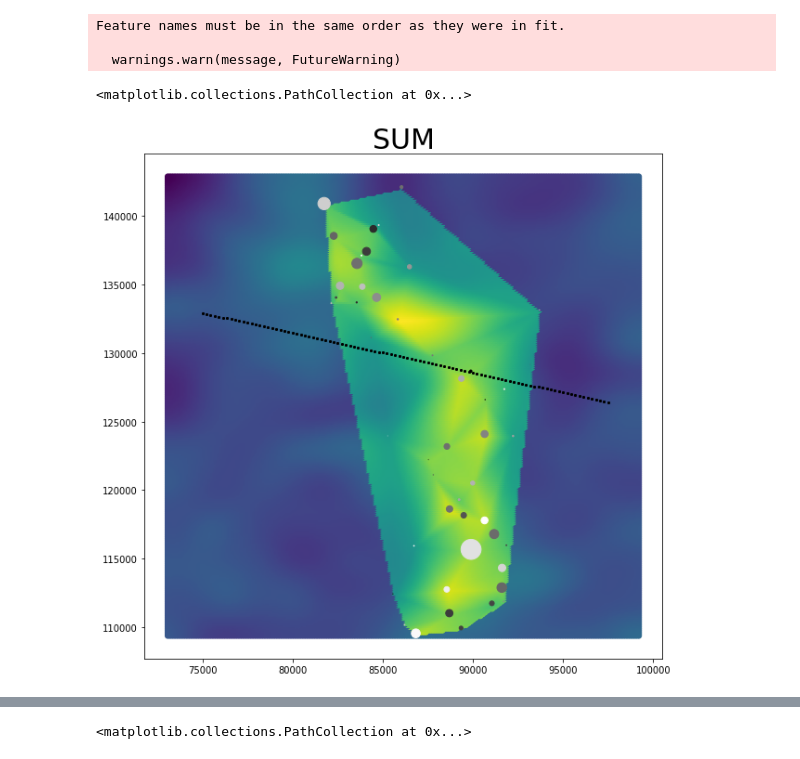
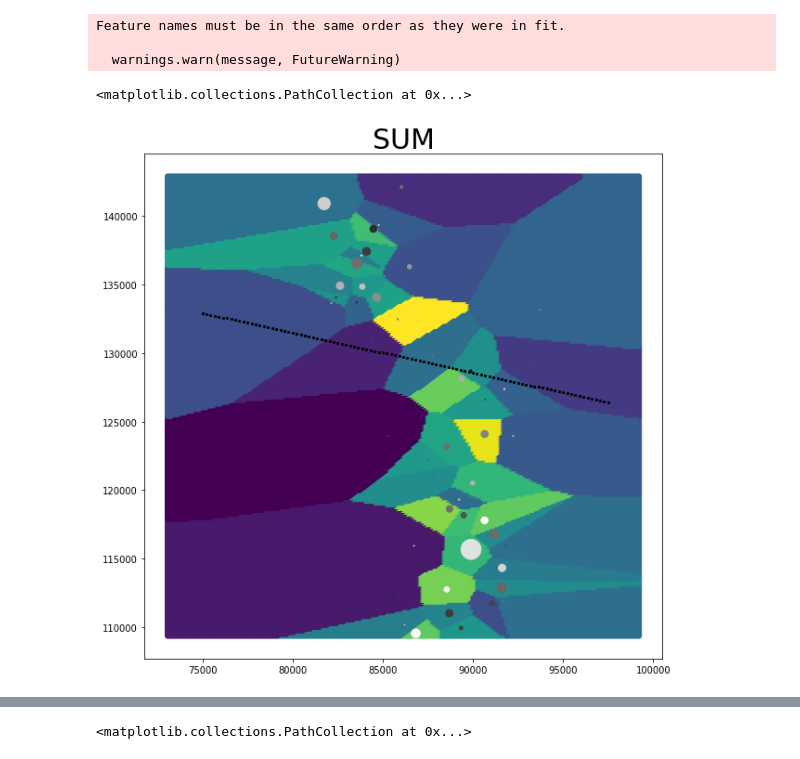
Before and after one commit to PGEHackathon/Carpe-Datum-2022, a Jupyter notebook: EDA_notebooks/santosh_EDA-2.ipynb, the cells around one changed output, grey strips where cells are left out. Drawn from its saved outputs; the diff is of its cells as text; code cells hidden in the pictures.

Commit message:
Further testing and model validation

```diff
--- a/EDA_notebooks/santosh_EDA-2.ipynb
+++ b/EDA_notebooks/santosh_EDA-2.ipynb
@@ -206,11 +206,20 @@ GridSearchCV(cv=KFold(n_splits=7, random_state=17, shuffle=True),
                           'bag__max_features': [0.75, 1.0],
                           'bag__max_samples': [0.75, 1.0],
                           'poly__degree': [1, 2], 'scaler': [RobustScaler()]}])
+# %%
+def custom_interpolate(frame, grid):
+
+    model = KNeighborsRegressor(n_neighbors=1, weights = 'distance')
+    model.fit(data[['X','Y']], data[['PORO(v/v)']])
+    results = model.predict(ai[['X','Y']])
+
+    return results
 # %%
 import scipy.interpolate as interpolate
 ai = pd.read_csv('/work/Carpe-Datum-2022/AI.csv')
 ai = ai.rename({'X(ft)':'X','Y(ft)':'Y'}, axis=1)
-ai['PORO(v/v)'] = interpolate.griddata(data[['X','Y']], data['PORO(v/v)'], ai[['X','Y']],method='linear')
+#ai['PORO(v/v)'] = interpolate.griddata(data[['X','Y']], data['PORO(v/v)'], ai[['X','Y']],method='nearest')
+ai['PORO(v/v)'] = custom_interpolate(data, ai)
 ai['PORO(v/v)'] = ai['PORO(v/v)'].fillna(0)
 drop_xy = ai.drop(['X','Y'], axis = 1)
 ai['pred'] = gcv.predict(drop_xy)
@@ -223,16 +232,16 @@ Feature names must be in the same order as they were in fit.
 # %%
 t = np.linspace(75000, 97500, 100)
 fault = -.29*t + 154670
 
 plt.figure(figsize=(10,10))
 #plt.scatter(sum_interp['Y'], sum_interp['X'], c=sum_interp['PORO(v/v)'], )
-plt.scatter(ai['Y'], ai['X'], c=ai['pred'], )
+plt.scatter(ai['Y'], ai['X'], c=ai['PORO(v/v)'], )
 uppers = wells
 plt.scatter(uppers['Y(ft)'], uppers['X(ft)'], s=uppers['Sum_Production']/500, c=uppers['Age'], cmap='gray')
 
 plt.title('SUM', fontsize=30)
 plt.scatter(t, fault, s=5, c='black', marker='x', label='faultline')
 # validate using existing wells
 # %% [output]
 <matplotlib.collections.PathCollection at 0x...>
-[figure, old version]
+[figure, new version]
```
Also changed, not shown: parts of 1 cell of this notebook, 59 other files.
